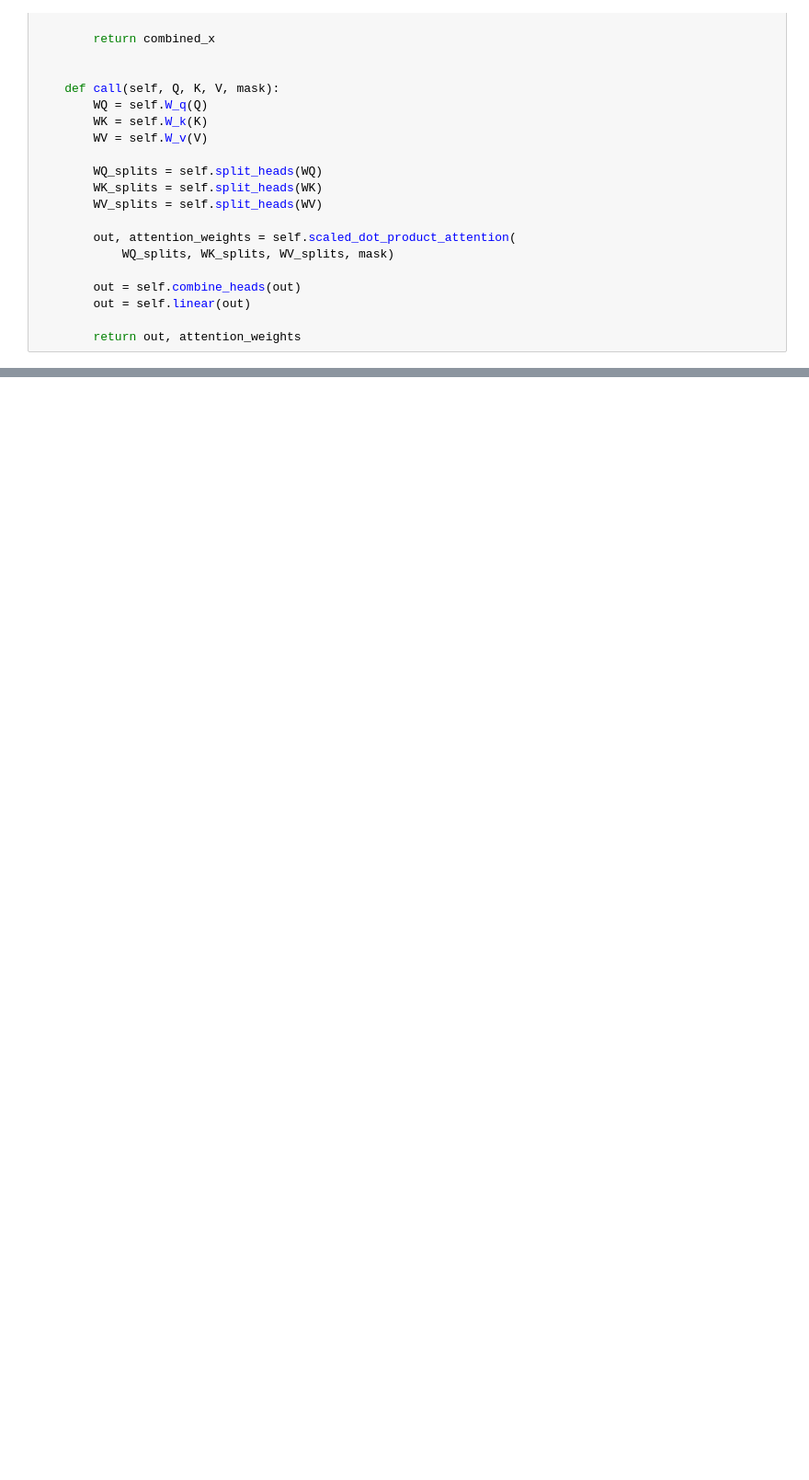
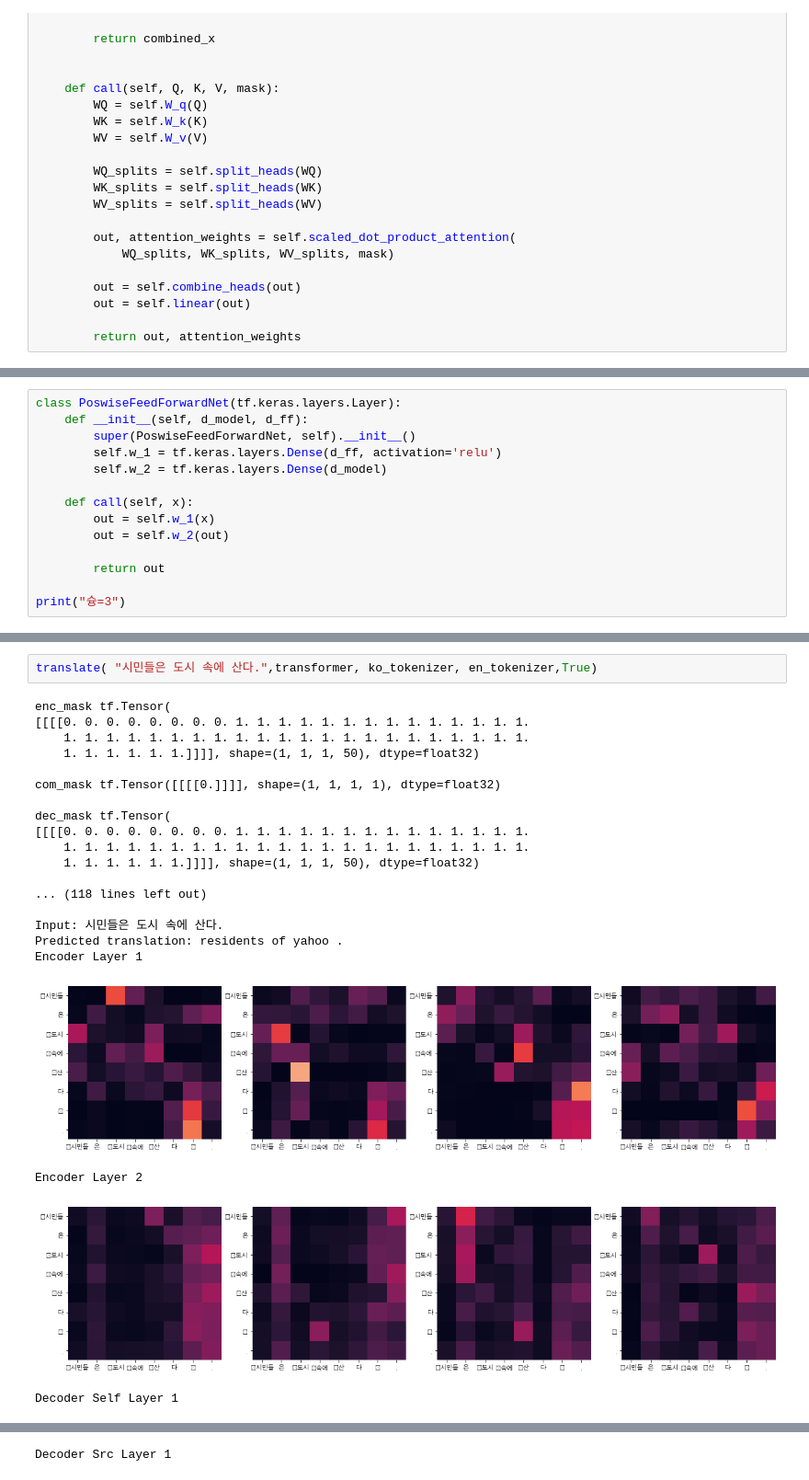
Before and after one commit to SIMYJ/NLP_Projects, a Jupyter notebook: [GD_NLP_12]transformer_chatbot.ipynb, the cells around one changed output, grey strips where cells are left out. Shown: that part at 92% size. Cells and saved outputs as stored; diff of their text form; blank space fills up the shorter version.

```diff
--- a/[GD_NLP_12]transformer_chatbot.ipynb
+++ b/[GD_NLP_12]transformer_chatbot.ipynb
@@ -2773,0 +325,14 @@ Total Score: 0.017787527361878653
+# %%
+class PoswiseFeedForwardNet(tf.keras.layers.Layer):
+    def __init__(self, d_model, d_ff):
+        super(PoswiseFeedForwardNet, self).__init__()
+        self.w_1 = tf.keras.layers.Dense(d_ff, activation='relu')
+        self.w_2 = tf.keras.layers.Dense(d_model)
+
+    def call(self, x):
+        out = self.w_1(x)
+        out = self.w_2(out)
+
+        return out
+
+print("슝=3")
@@ -2773,0 +1073,24 @@ Total Score: 0.017787527361878653
+# %%
+translate( "시민들은 도시 속에 산다.",transformer, ko_tokenizer, en_tokenizer,True)
+# %% [output]
+enc_mask tf.Tensor(
+[[[[0. 0. 0. 0. 0. 0. 0. 0. 1. 1. 1. 1. 1. 1. 1. 1. 1. 1. 1. 1. 1. 1.
+    1. 1. 1. 1. 1. 1. 1. 1. 1. 1. 1. 1. 1. 1. 1. 1. 1. 1. 1. 1. 1. 1.
+    1. 1. 1. 1. 1. 1.]]]], shape=(1, 1, 1, 50), dtype=float32)
+
+com_mask tf.Tensor([[[[0.]]]], shape=(1, 1, 1, 1), dtype=float32)
+
+dec_mask tf.Tensor(
+[[[[0. 0. 0. 0. 0. 0. 0. 0. 1. 1. 1. 1. 1. 1. 1. 1. 1. 1. 1. 1. 1. 1.
+    1. 1. 1. 1. 1. 1. 1. 1. 1. 1. 1. 1. 1. 1. 1. 1. 1. 1. 1. 1. 1. 1.
+    1. 1. 1. 1. 1. 1.]]]], shape=(1, 1, 1, 50), dtype=float32)
+
+... (118 lines left out)
+
+Input: 시민들은 도시 속에 산다.
+Predicted translation: residents of yahoo .
+Encoder Layer 1
+[figure, added]
+Encoder Layer 2
+[figure, added]
+Decoder Self Layer 1
@@ -2773,0 +1098 @@ Total Score: 0.017787527361878653
+Decoder Src Layer 1
```
Also changed, not shown: parts of 281 cells of this notebook.
